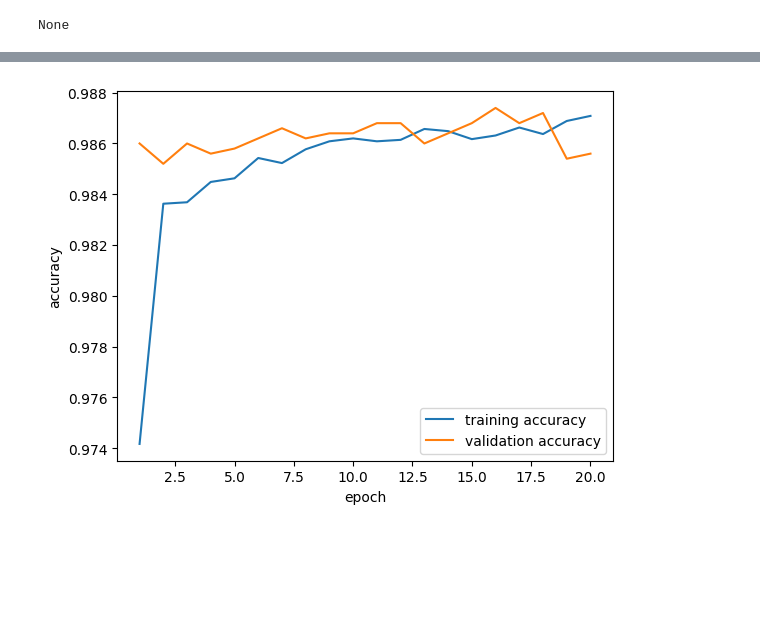
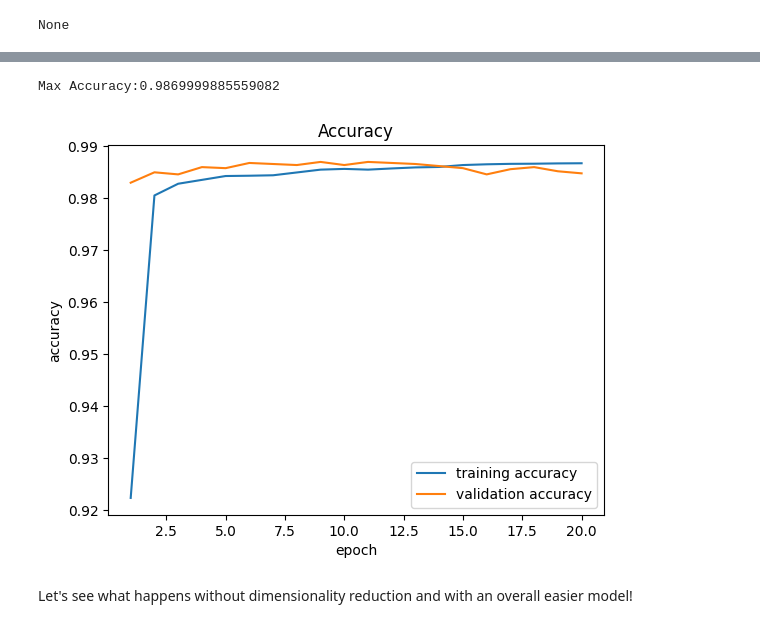
Before and after one commit to matteobosco0203/astrostatistics_bicocca_2026, a Jupyter notebook: working/L22.ipynb, the cells around one changed output, grey strips where cells are left out. Drawn from its saved outputs; the diff is of its cells as text; code cells hidden in the pictures; blank space fills up the shorter version.

```diff
--- a/working/L22.ipynb
+++ b/working/L22.ipynb
@@ -131,7 +135,7 @@ Model: "sequential"
  Non-trainable params: 0 (0.00 B)
 None
 # %%
-model.compile(loss="sparse_categorical_crossentropy", optimizer="nadam", metrics=["accuracy"])
+model.compile(loss="sparse_categorical_crossentropy", optimizer=keras.optimizers.Nadam(learning_rate=0.0001), metrics=["accuracy"])
 clf = model.fit(X_train, y_train, epochs=20, validation_data=(X_valid, y_valid))
 # %% [output]
 Epoch 1/20
@@ -240,10 +220,14 @@ plt.legend();
 # %%
 epochs = np.arange(1,last_epoch+1)
 plt.plot(epochs,clf.history['accuracy'], label='training accuracy')
 plt.plot(epochs,clf.history['val_accuracy'], label='validation accuracy')
 plt.xlabel('epoch')
 plt.ylabel('accuracy')
-
+plt.title('Accuracy')
 plt.legend();
+print("Max Accuracy:"+str(np.max(clf.history['val_accuracy'])))
 # %% [output]
+Max Accuracy:0.9869999885559082
-[figure, old version]
+[figure, new version]
+# %% [markdown]
+Let's see what happens without dimensionality reduction and with an overall easier model!
```
Also changed, not shown: parts of 19 cells of this notebook.
